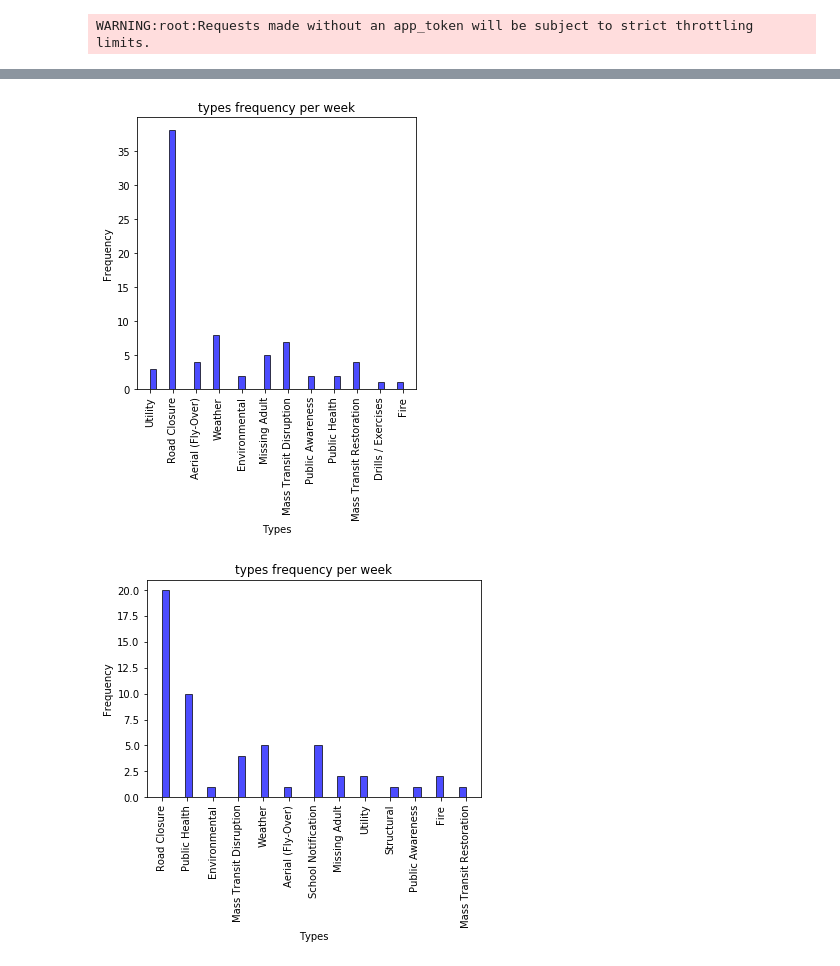
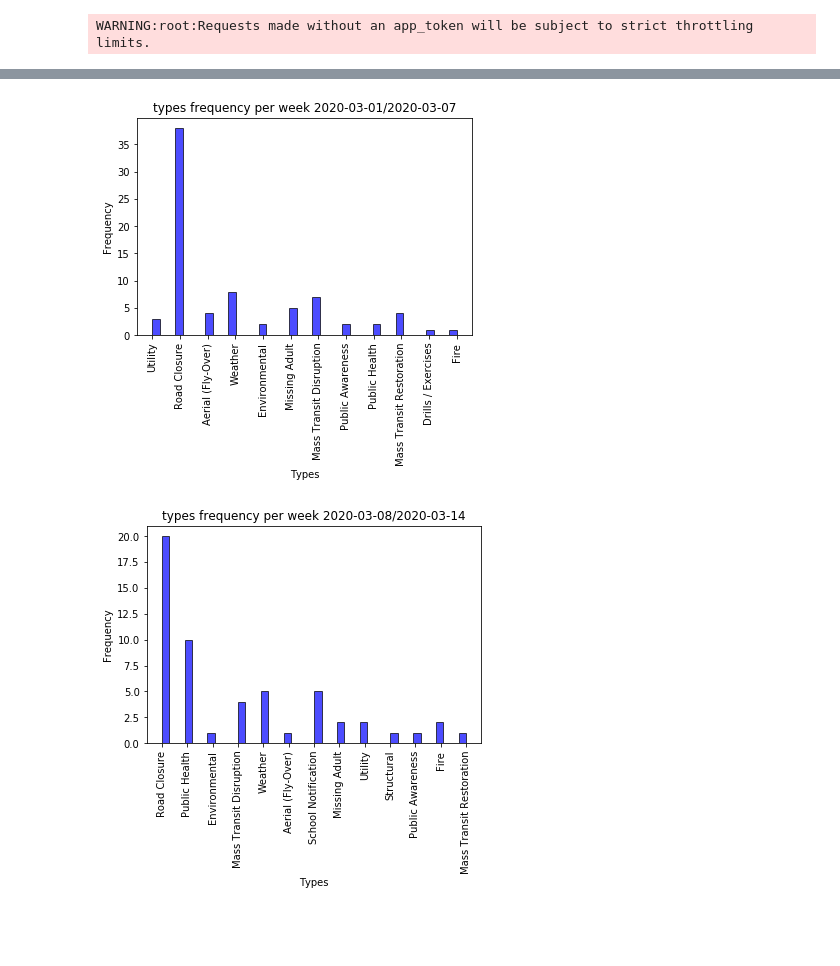
Before and after one commit to zhangxuebinhhh/NYC-Covid-Analysis, a Jupyter notebook: Data_Analysis/histogram.ipynb, the cells around one changed output, grey strips where cells are left out. Saved outputs shown, nothing was run; the diff lists cells and outputs as text; code cells hidden in the pictures; blank space fills up the shorter version.

```diff
--- a/Data_Analysis/histogram.ipynb
+++ b/Data_Analysis/histogram.ipynb
@@ -70,3 +57,23 @@ tem_df['Date'] = tem_df['Date'].apply(lambda x: x.strftime('%Y-%m-%d'))
 tem_df = tem_df[tem_df['Date'].apply(lambda x: x >= ds)]
 date_max = tem_df['Date'].max()
 week = int((datetime.strptime(date_max, '%Y-%m-%d') - datetime.strptime(ds, '%Y-%m-%d')).days/7)
+# %%
+result =pd.DataFrame(columns=('Road Closure','Public Health','Weather','Mass Transit Disruption','Mass Transit Restoration','Environmental','Missing Adult','Aerial (Fly-Over)','Utility','Public Awareness','Fire','Parking','School Notification','Missing Child / Adolescent','Structural','Drills / Exercises'))
+# %%
+ddate = []
+inde = '2020-03-01'
+ind = '2020-03-01'
+for i in range(week):
+    sdate = pd.to_datetime(ind)
+    edate = str(datetime.date(sdate + timedelta(days=6)))
+    sdate = ind
+    col = sdate + '/' + edate
+    types = tem_df.loc[(tem_df['Date'] >= sdate) & (tem_df['Date'] <= edate)].loc[:,'notificationtype'].value_counts()
+    ind = str(datetime.date(pd.to_datetime(ind) + timedelta(days=7)))
+    result = result.append(types)
+    ddate.append(col)
+result = result.fillna(0)
+result.reset_index(drop=True,inplace=True)
+result['Date'] = ddate
+result.set_index(['Date'], inplace=True)
+result
@@ -73,25 +133,26 @@ week = int((datetime.strptime(date_max, '%Y-%m-%d') - datetime.strptime(ds, '%Y-
 # %%
-plt.figure(num=1, figsize=(5, 5))
+plt.figure(num=1)
 ind = '2020-03-01'
 # edate = datetime.datetime.strptime(ind, '%Y-%m-%d') + datetime.timedelta(days=7)
 # print(edate)
 # print(type(edate))
 for i in range(week):
     sdate = pd.to_datetime(ind)
     edate = str(datetime.date(sdate + timedelta(days=6)))
     sdate = ind
     col = sdate + '/' + edate
     types = tem_df.loc[(tem_df['Date'] >= sdate) & (tem_df['Date'] <= edate)]['notificationtype']
     ind = str(datetime.date(pd.to_datetime(ind) + timedelta(days=7)))
     #types.hist()
     #types.groupby('notificationtype').size().plot(kind='bar')
+
     plt.hist(types, bins=40, density=0, facecolor="blue", edgecolor="black", alpha=0.7)
     plt.xticks(rotation=90)
     plt.xlabel("Types")
     plt.ylabel("Frequency")
     title = "types frequency per week" + " " +col
-    plt.title("types frequency per week")
+    plt.title(title)
     plt.show()
 # %% [output]
-[figure, old version]
+[figure, new version]
-[figure, old version]
+[figure, new version]
```
Also changed, not shown: parts of 10 cells of this notebook, 1 other file.
